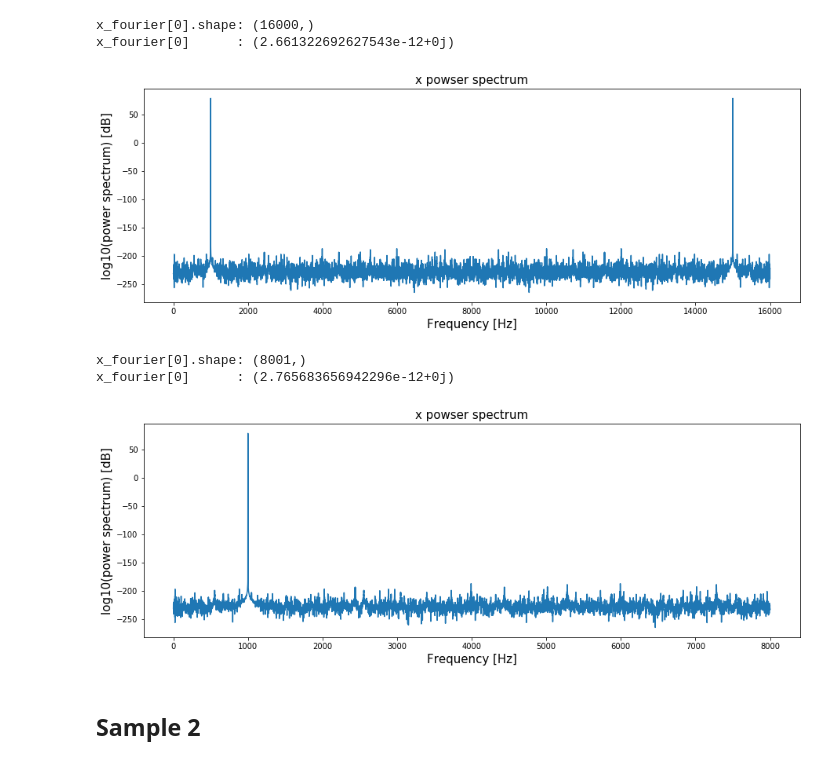
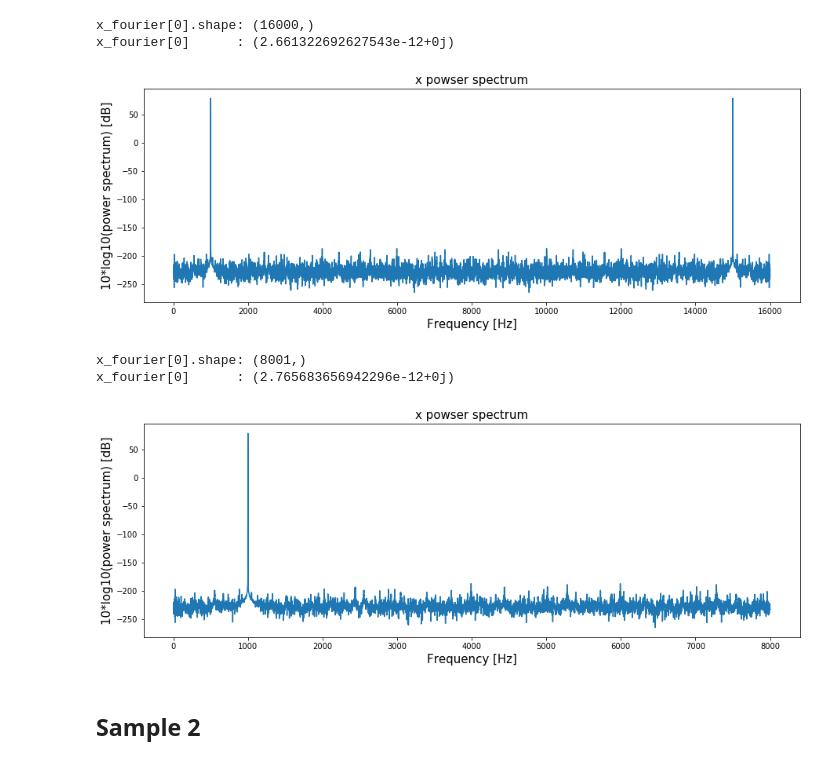
Before and after one commit to pollenjp/Sophia_University_DSP_Discrete_Signal_Processing_report_201901, a Jupyter notebook: notebooks/Homework DSP Discrete Signal Processing.ipynb, the cells around one changed output. Saved outputs shown, nothing was run; the diff lists cells and outputs as text; code cells hidden in the pictures.

```diff
--- a/notebooks/Homework DSP Discrete Signal Processing.ipynb
+++ b/notebooks/Homework DSP Discrete Signal Processing.ipynb
@@ -184,14 +189,14 @@ x_fourier[0]      : (2.661322692627543e-12+0j)
 # %%
 fig = plt.figure(figsize=(15, 5))
 ax = fig.add_subplot(1, 1, 1)
 ax.plot(np.arange(len(x_fourier)),
         20*np.log10(abs(x_fourier)))
 ax.set_title(label="x powser spectrum", fontsize=15)
 ax.set_xlabel(xlabel="Frequency [Hz]", fontsize=15)
-ax.set_ylabel(ylabel="log10(power spectrum) [dB]", fontsize=15)
+ax.set_ylabel(ylabel="10*log10(power spectrum) [dB]", fontsize=15)
 plt.show()
 # %% [output]
-[figure, old version]
+[figure, new version]
 # %%
 # rfft は入力信号が実数のみのときに使う
 # よって,軸で左右対称なのでサンプリング周波数の半分のみ返せば十分)
@@ -208,10 +213,10 @@ ax.plot(np.arange(len(x_fourier)),
         20*np.log10(abs(x_fourier)))
 ax.set_title(label="x powser spectrum", fontsize=15)
 ax.set_xlabel(xlabel="Frequency [Hz]", fontsize=15)
-ax.set_ylabel(ylabel="log10(power spectrum) [dB]", fontsize=15)
+ax.set_ylabel(ylabel="10*log10(power spectrum) [dB]", fontsize=15)
 plt.show()
 # %% [output]
-[figure, old version]
+[figure, new version]
 # %% [markdown]
 ## Sample 2
 # %% [markdown]
```
Also changed, not shown: parts of 44 cells of this notebook, 3 other files.
